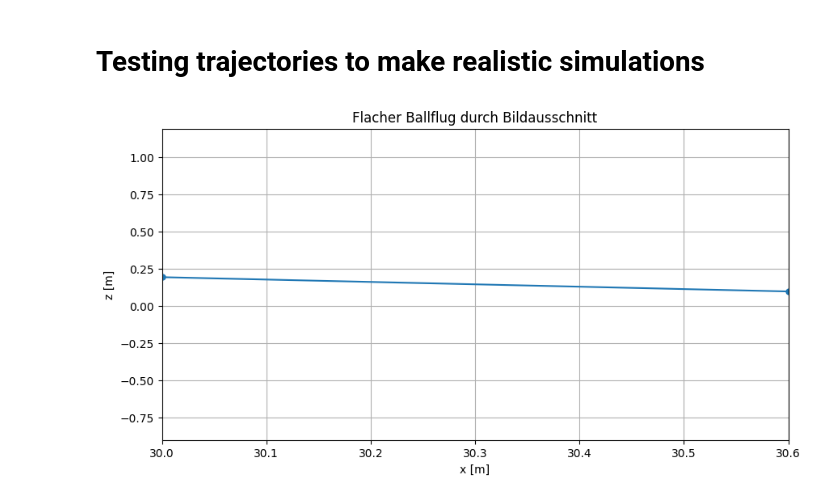
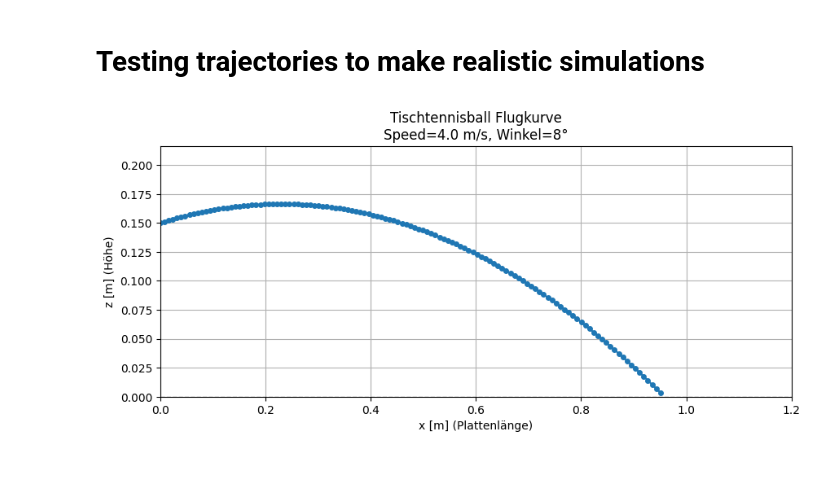
Before and after one commit to leviN1998/Master_Thesis, a Jupyter notebook: notebooks/4.0-lk-ball-trajectory.ipynb, the cells around one changed output. Drawn from its saved outputs; the diff is of its cells as text; code cells hidden in the pictures; blank space fills up the shorter version.

```diff
--- a/notebooks/4.0-lk-ball-trajectory.ipynb
+++ b/notebooks/4.0-lk-ball-trajectory.ipynb
@@ -4,54 +4,58 @@
 import matplotlib.pyplot as plt
 import numpy as np
 # %%
+# Parameter für den Tisch und die Simulation
+g = 9.81            # Erdbeschleunigung [m/s^2]
+dt = 0.002          # Zeitschritt
+timesteps = 2000
+ausschnitt = 1.2    # Bildausschnitt: halbe Tischtennisplatte (~1.37 m) + etwas mehr
 
-# Parameter
-g = 9.81            # Erdbeschleunigung [m/s^2]
-dt = 0.02           # Zeitschritt [s]
-timesteps = 500     # Anzahl der Schritte
+# --- NEUE Steuerparameter ---
+speed = 4.0          # Anfangsgeschwindigkeit [m/s]
+angle_deg = 8        # Winkel in Grad (0 = horizontal, positiv = nach oben)
+# ----------------------------
+
+# Berechnung der Geschwindigkeitskomponenten
+angle_rad = np.deg2rad(angle_deg)
+vx = speed * np.cos(angle_rad)
+vz = speed * np.sin(angle_rad)
 
 # Startbedingungen
-pos = np.array([0.0, 0.0, 0.0])  # Start bei (x,y,z)
-v0 = np.array([30.0, 10.0, 5.0])  # Startgeschwindigkeit in m/s (x, y, z)
+pos = np.array([0.0, 0.0, 0.15])   # Start leicht über Platte (15 cm)
+velocity = np.array([vx, 0.0, vz])
 
-# Arrays zur Speicherung
+# Arrays speichern
 positions = [pos.copy()]
 
-velocity = v0.copy()
+for t in range(timesteps):
+    pos = pos + velocity * dt
+    velocity[2] -= g * dt   # Gravitation auf z
 
-for t in range(timesteps):
-    # Update Position
-    pos = pos + velocity * dt
-    # Update Geschwindigkeit (nur z wird von Schwerkraft beeinflusst)
-    velocity[2] -= g * dt
-
-    # Falls der Ball den Boden (z=0) erreicht, stoppen
-    if pos[2] <= 0 and t > 0:
+    if pos[2] <= 0:   # Ball erreicht Platte
         break
 
     positions.append(pos.copy())
 
 positions = np.array(positions)
 
-# Wir wählen nur einen Ausschnitt des Flugs (z.B. mittleres Stück)
-start_idx = 50
-end_idx = start_idx + 120
-positions_cut = positions[start_idx:end_idx]
+# Nur den Bildausschnitt zeigen (halbe Platte + bisschen mehr)
+mask = positions[:,0] <= ausschnitt
+positions_cut = positions[mask]
 
-# 2D-Projektion: x und z Ebene (Seitenansicht)
-plt.figure(figsize=(10, 5))
-plt.plot(positions_cut[:,0], positions_cut[:,2], 'o-', markersize=5)
+# Plot
+plt.figure(figsize=(10, 4))
+plt.plot(positions_cut[:,0], positions_cut[:,2], 'o-', markersize=4)
 
-plt.title("Flacher Ballflug durch Bildausschnitt")
-plt.xlabel("x [m]")
-plt.ylabel("z [m]")
+plt.title(f"Tischtennisball Flugkurve\nSpeed={speed} m/s, Winkel={angle_deg}°")
+plt.xlabel("x [m] (Plattenlänge)")
+plt.ylabel("z [m] (Höhe)")
 plt.grid(True)
 
-# Bildausschnitt so setzen, dass er genau das mittlere Stück zeigt
-plt.xlim(positions_cut[0,0], positions_cut[-1,0])
-plt.ylim(positions_cut[:,2].min() - 1, positions_cut[:,2].max() + 1)
+plt.xlim(0, ausschnitt)
+plt.ylim(0, positions_cut[:,2].max() + 0.05)
+plt.axhline(0, color='gray', linestyle='--', linewidth=1)
 
-# plt.savefig("ball_flugkurve_auschnitt.png", dpi=150)
+
 plt.show()
 # %% [output]
-[figure, old version]
+[figure, new version]
```
Also changed, not shown: 2 other files.
